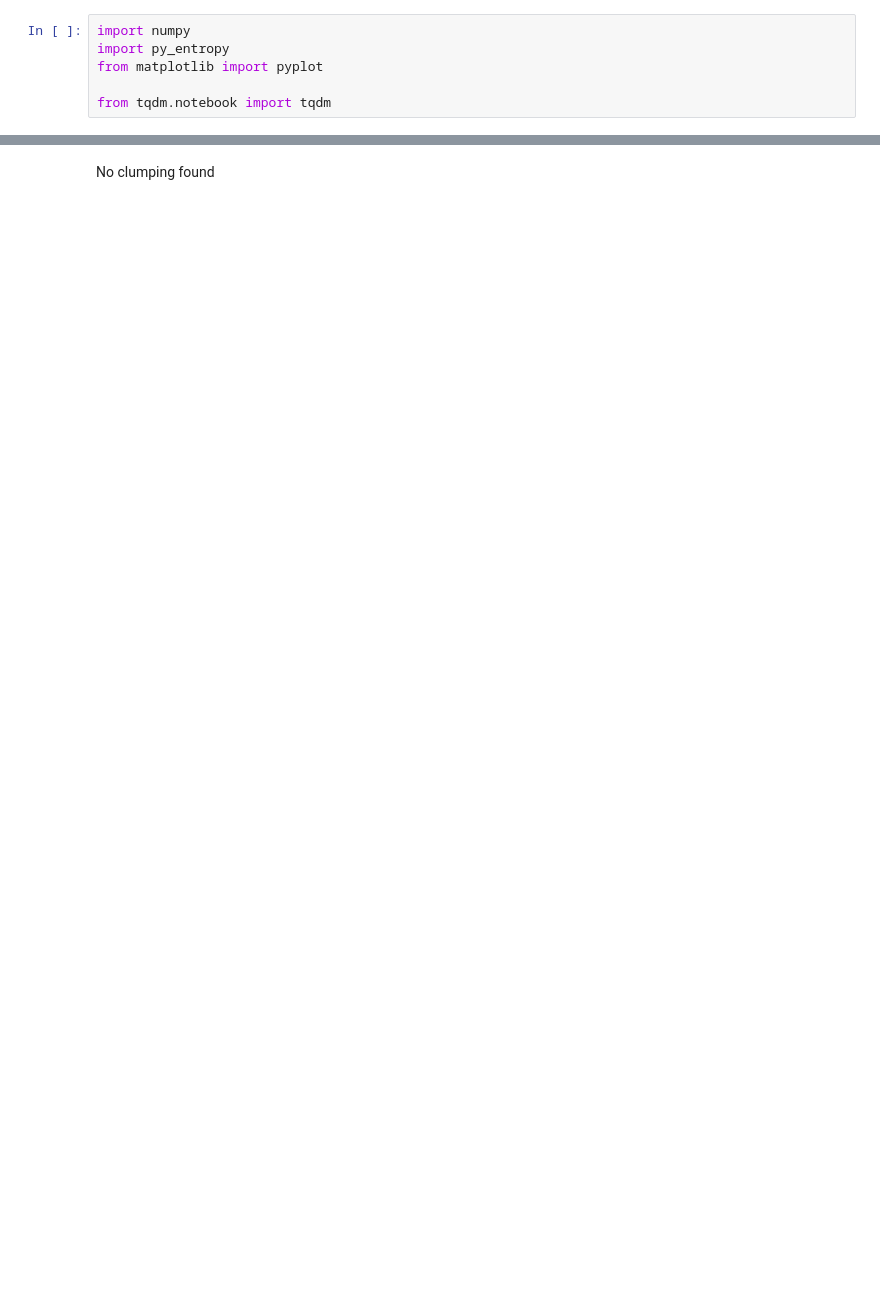
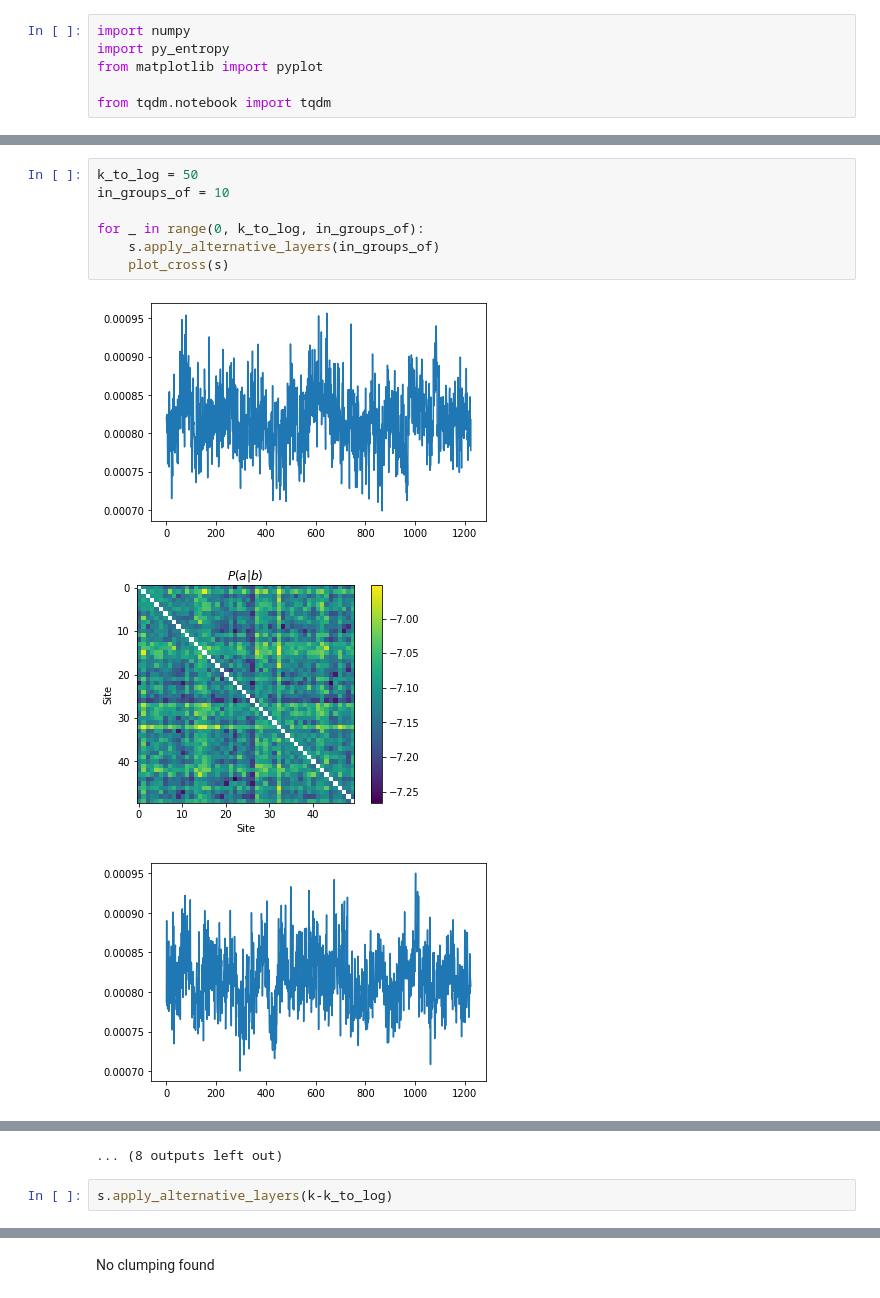
Before and after one commit to Renmusxd/RandomUnitaryLayers, a Jupyter notebook: jupyter/Clumping.ipynb, the cells around one changed output, grey strips where cells are left out. Drawn from its saved outputs; the diff is of its cells as text; blank space fills up the shorter version.

```diff
--- a/jupyter/Clumping.ipynb
+++ b/jupyter/Clumping.ipynb
@@ -45,0 +46,11 @@ pyplot.show()
+# %%
+k_to_log = 50
+in_groups_of = 10
+
+for _ in range(0, k_to_log, in_groups_of):
+    s.apply_alternative_layers(in_groups_of)
+    plot_cross(s)
+# %% [output]
+[figure, added]
+[figure, added]
+[figure, added]
@@ -45,0 +66,3 @@ pyplot.show()
+... (8 outputs left out)
+# %%
+s.apply_alternative_layers(k-k_to_log)
```
Also changed, not shown: parts of 7 cells of this notebook.
